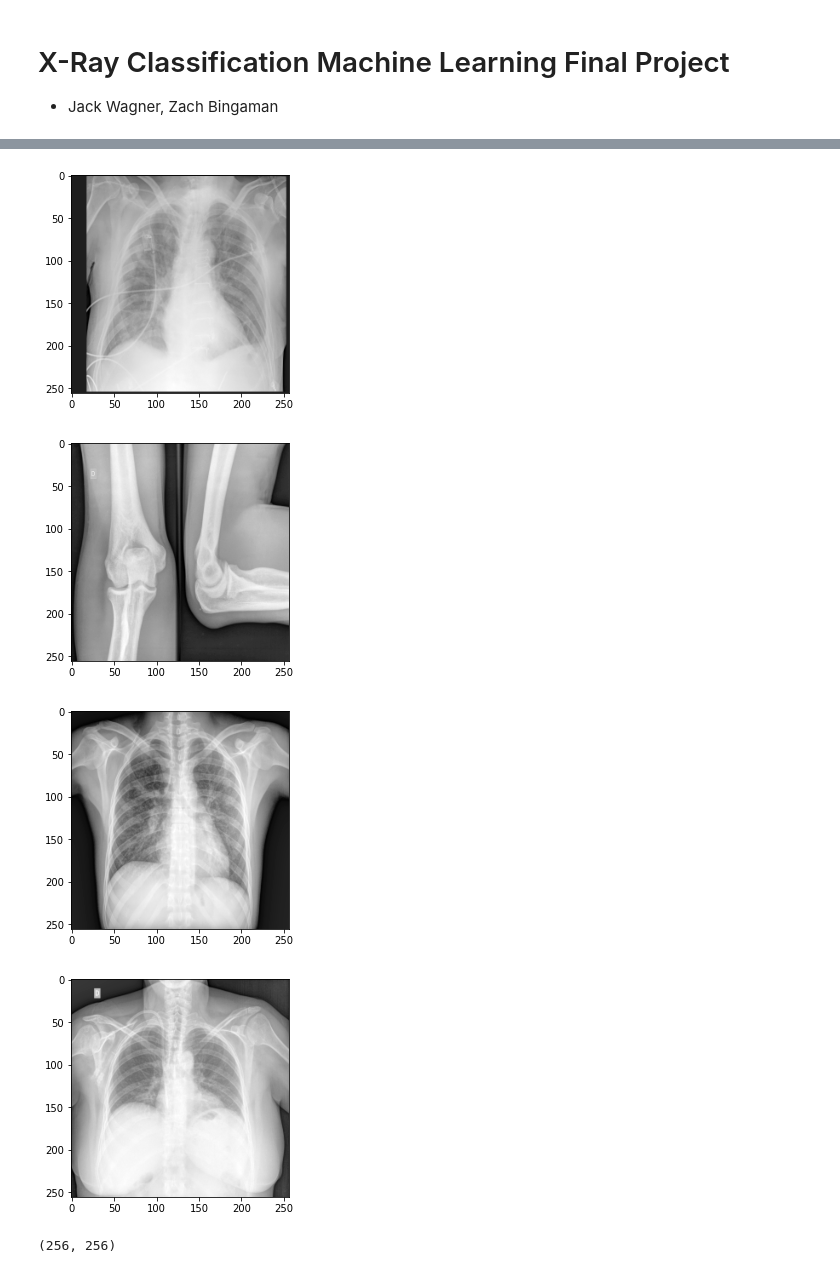
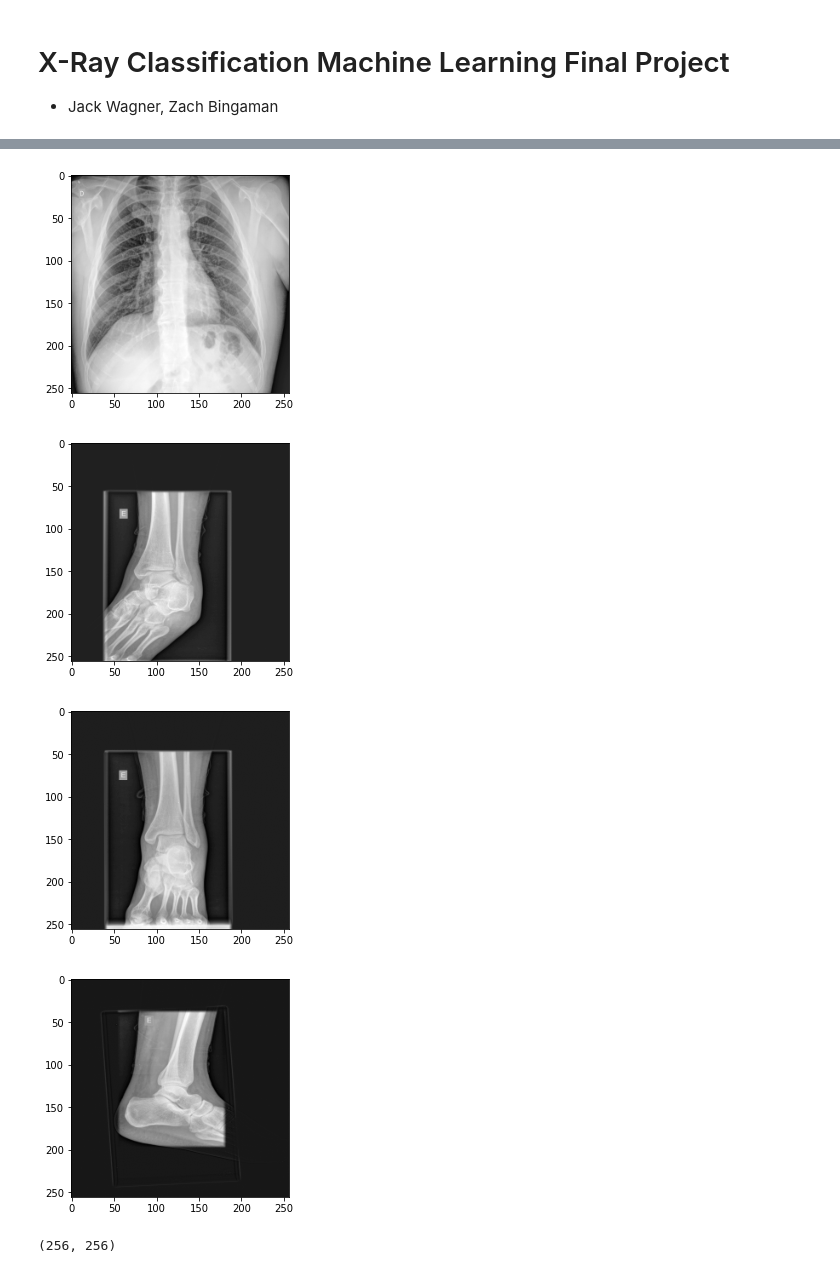
Before and after one commit to ZingBing/X-Ray-Classification, a Jupyter notebook: x-ray-classification.ipynb, the cells around one changed output, grey strips where cells are left out. Drawn from its saved outputs; the diff is of its cells as text; code cells hidden in the pictures.

```diff
--- a/x-ray-classification.ipynb
+++ b/x-ray-classification.ipynb
@@ -18,0 +40,3 @@ len(test_files)
+# %%
+for _file in train_files[:5]:
+	print(_file)
@@ -19,5 +49,5 @@ len(test_files)
 # %%
-for _file in test_files[:5]:
+for _file in train_files[:5]:
     plt.figure()
     plt.imshow(pydicom.dcmread(_file).pixel_array, cmap='gray_r')
     plt.show()
@@ -26,5 +56,5 @@ for _file in test_files[:5]:
-[figure, old version]
+[figure, new version]
-[figure, old version]
+[figure, new version]
-[figure, old version]
+[figure, new version]
-[figure, old version]
+[figure, new version]
 # %%
```
Also changed, not shown: parts of 11 cells of this notebook.
